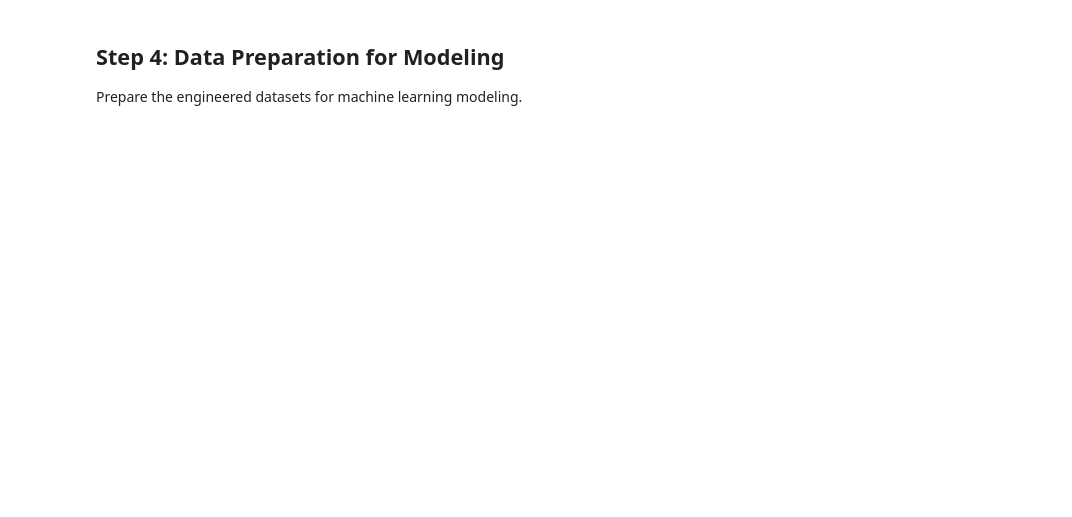
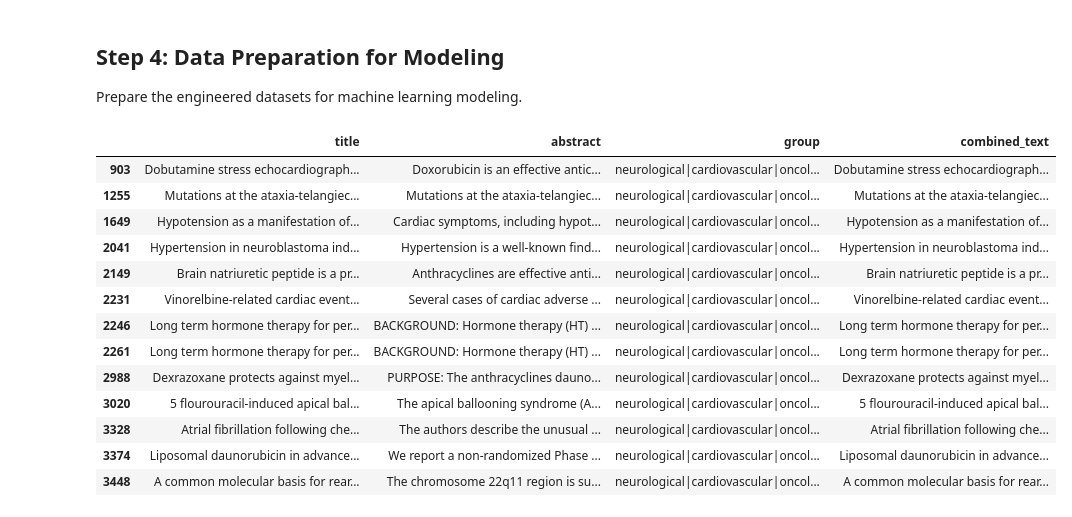
Before and after one commit to jm-olave/NousGraph, a Jupyter notebook: DataAnalysis.ipynb, the cells around one changed output. Drawn from its saved outputs; the diff is of its cells as text; code cells hidden in the pictures; blank space fills up the shorter version.

```diff
--- a/DataAnalysis.ipynb
+++ b/DataAnalysis.ipynb
@@ -458,0 +471,17 @@ Prepare the engineered datasets for machine learning modeling.
+# %%
+df_engineered[df_engineered["group"] == "neurological|cardiovascular|oncological"]
+# %% [output]
+|  | title | abstract | group | combined_text |
+| 903 | Dobutamine stress echocardiograph... | Doxorubicin is an effective antic... | neurological|cardiovascular|oncol... | Dobutamine stress echocardiograph... |
+| 1255 | Mutations at the ataxia-telangiec... | Mutations at the ataxia-telangiec... | neurological|cardiovascular|oncol... | Mutations at the ataxia-telangiec... |
+| 1649 | Hypotension as a manifestation of... | Cardiac symptoms, including hypot... | neurological|cardiovascular|oncol... | Hypotension as a manifestation of... |
+| 2041 | Hypertension in neuroblastoma ind... | Hypertension is a well-known find... | neurological|cardiovascular|oncol... | Hypertension in neuroblastoma ind... |
+| 2149 | Brain natriuretic peptide is a pr... | Anthracyclines are effective anti... | neurological|cardiovascular|oncol... | Brain natriuretic peptide is a pr... |
+| 2231 | Vinorelbine-related cardiac event... | Several cases of cardiac adverse ... | neurological|cardiovascular|oncol... | Vinorelbine-related cardiac event... |
+| 2246 | Long term hormone therapy for per... | BACKGROUND: Hormone therapy (HT) ... | neurological|cardiovascular|oncol... | Long term hormone therapy for per... |
+| 2261 | Long term hormone therapy for per... | BACKGROUND: Hormone therapy (HT) ... | neurological|cardiovascular|oncol... | Long term hormone therapy for per... |
+| 2988 | Dexrazoxane protects against myel... | PURPOSE: The anthracyclines dauno... | neurological|cardiovascular|oncol... | Dexrazoxane protects against myel... |
+| 3020 | 5 flourouracil-induced apical bal... | The apical ballooning syndrome (A... | neurological|cardiovascular|oncol... | 5 flourouracil-induced apical bal... |
+| 3328 | Atrial fibrillation following che... | The authors describe the unusual ... | neurological|cardiovascular|oncol... | Atrial fibrillation following che... |
+| 3374 | Liposomal daunorubicin in advance... | We report a non-randomized Phase ... | neurological|cardiovascular|oncol... | Liposomal daunorubicin in advance... |
+| 3448 | A common molecular basis for rear... | The chromosome 22q11 region is su... | neurological|cardiovascular|oncol... | A common molecular basis for rear... |
```
Also changed, not shown: parts of 10 cells of this notebook, 28 other files.
